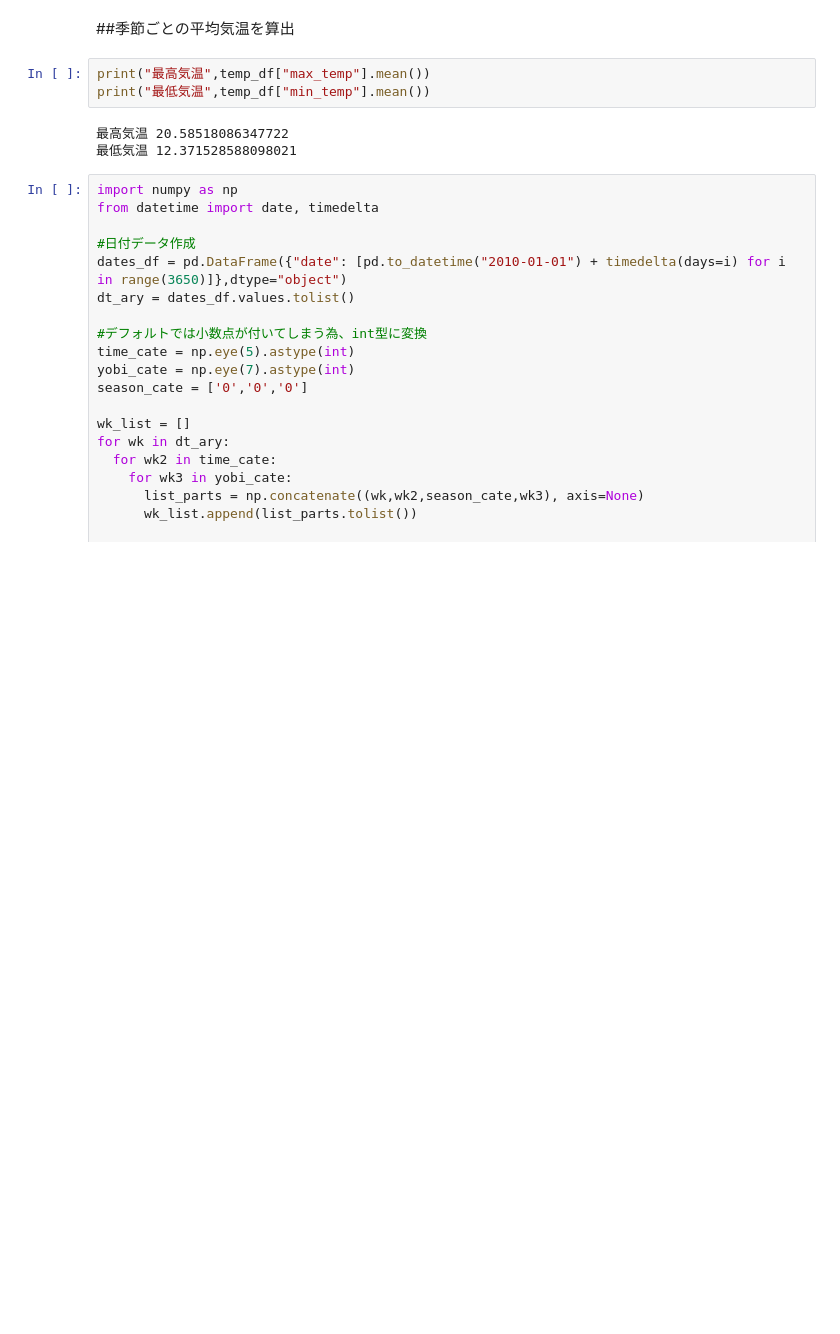
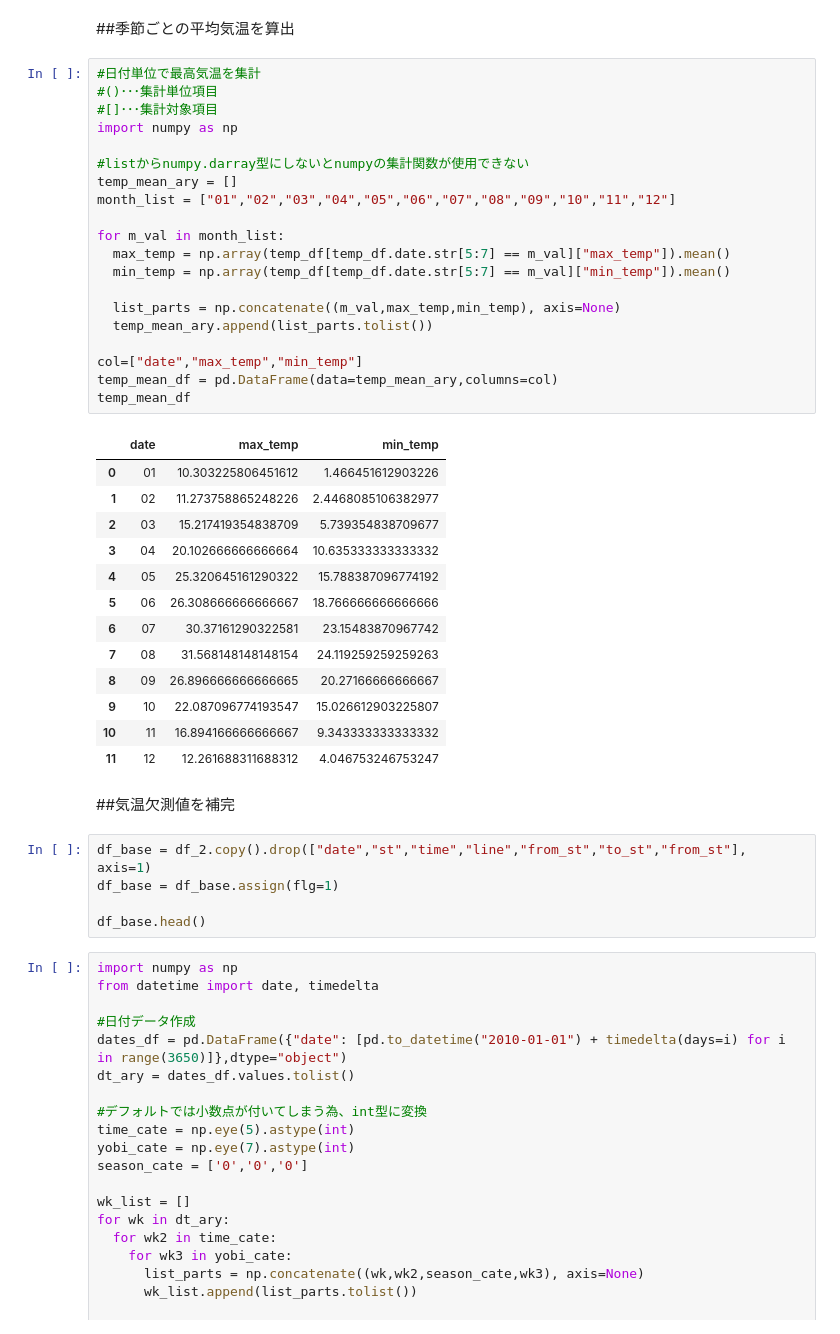
Before and after one commit to soichi-fujiwara/jupyter-notebook, a Jupyter notebook: Web_scraping_Accidents_plus_temp.ipynb, the cells around one changed output. Saved outputs shown, nothing was run; the diff lists cells and outputs as text; blank space fills up the shorter version.

```diff
--- a/Web_scraping_Accidents_plus_temp.ipynb
+++ b/Web_scraping_Accidents_plus_temp.ipynb
@@ -237,11 +233,46 @@ df_base.head()
 # %% [markdown]
 ##季節ごとの平均気温を算出
-# %%
-print("最高気温",temp_df["max_temp"].mean())
-print("最低気温",temp_df["min_temp"].mean())
-# %% [output]
-最高気温 20.58518086347722
-最低気温 12.371528588098021
+# %%
+#日付単位で最高気温を集計
+#()･･･集計単位項目
+#[]･･･集計対象項目
+import numpy as np
+
+#listからnumpy.darray型にしないとnumpyの集計関数が使用できない
+temp_mean_ary = []
+month_list = ["01","02","03","04","05","06","07","08","09","10","11","12"]
+
+for m_val in month_list:
+  max_temp = np.array(temp_df[temp_df.date.str[5:7] == m_val]["max_temp"]).mean()
+  min_temp = np.array(temp_df[temp_df.date.str[5:7] == m_val]["min_temp"]).mean()
+
+  list_parts = np.concatenate((m_val,max_temp,min_temp), axis=None)
+  temp_mean_ary.append(list_parts.tolist())
+
+col=["date","max_temp","min_temp"]
+temp_mean_df = pd.DataFrame(data=temp_mean_ary,columns=col)
+temp_mean_df
+# %% [output]
+|  | date | max_temp | min_temp |
+| 0 | 01 | 10.303225806451612 | 1.466451612903226 |
+| 1 | 02 | 11.273758865248226 | 2.4468085106382977 |
+| 2 | 03 | 15.217419354838709 | 5.739354838709677 |
+| 3 | 04 | 20.102666666666664 | 10.635333333333332 |
+| 4 | 05 | 25.320645161290322 | 15.788387096774192 |
+| 5 | 06 | 26.308666666666667 | 18.766666666666666 |
+| 6 | 07 | 30.37161290322581 | 23.15483870967742 |
+| 7 | 08 | 31.568148148148154 | 24.119259259259263 |
+| 8 | 09 | 26.896666666666665 | 20.27166666666667 |
+| 9 | 10 | 22.087096774193547 | 15.026612903225807 |
+| 10 | 11 | 16.894166666666667 | 9.343333333333332 |
+| 11 | 12 | 12.261688311688312 | 4.046753246753247 |
+# %% [markdown]
+##気温欠測値を補完
+# %%
+df_base = df_2.copy().drop(["date","st","time","line","from_st","to_st","from_st"], axis=1)
+df_base = df_base.assign(flg=1)
+
+df_base.head()
 # %%
 import numpy as np
 from datetime import date, timedelta
```
Also changed, not shown: parts of 1 cell of this notebook.
